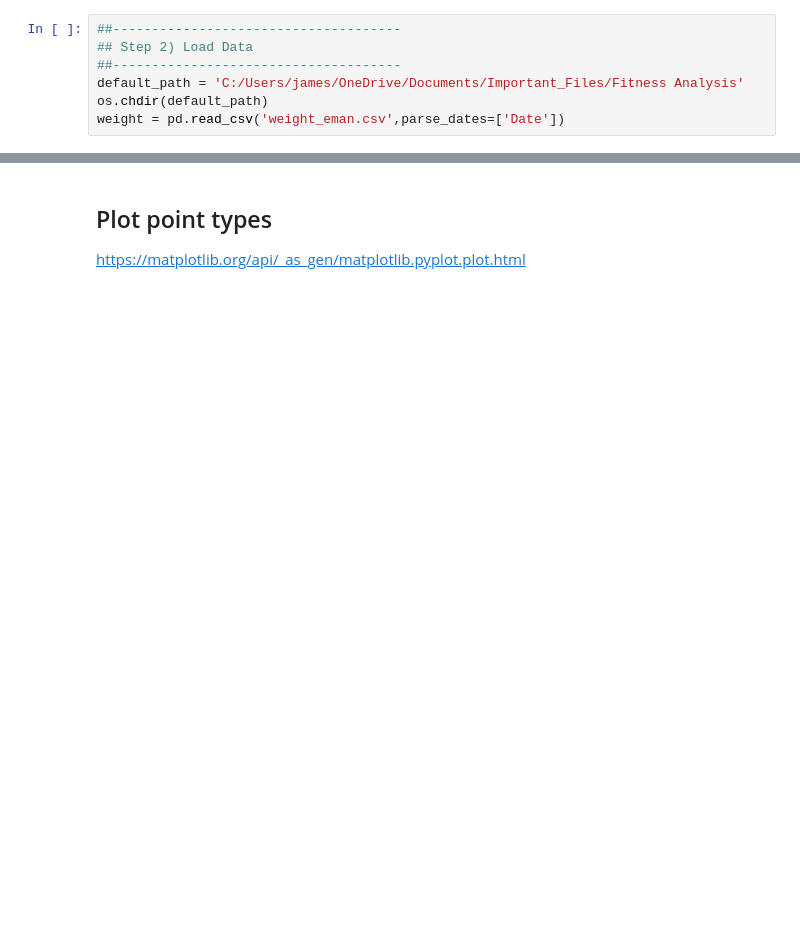
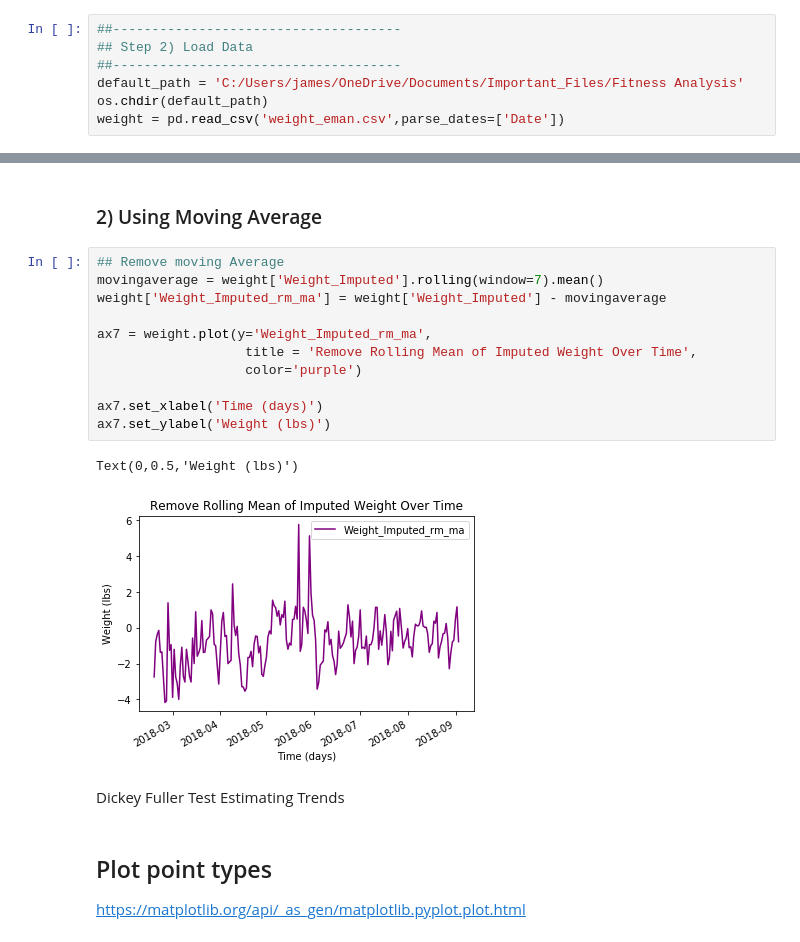
Before and after one commit to jamesijw23/JupyterNotebookworkflow, a Jupyter notebook: Week 3 Blog_Notes.ipynb, the cells around one changed output, grey strips where cells are left out. Drawn from its saved outputs; the diff is of its cells as text; blank space fills up the shorter version.

```diff
--- a/Week 3 Blog_Notes.ipynb
+++ b/Week 3 Blog_Notes.ipynb
@@ -146,3 +221,22 @@ savefig('imputed_weight_rm_rs_im.png')
+# %% [markdown]
+### 2) Using Moving Average
+# %%
+## Remove moving Average
+movingaverage = weight['Weight_Imputed'].rolling(window=7).mean()
+weight['Weight_Imputed_rm_ma'] = weight['Weight_Imputed'] - movingaverage
+
+ax7 = weight.plot(y='Weight_Imputed_rm_ma',
+                   title = 'Remove Rolling Mean of Imputed Weight Over Time',
+                   color='purple')
+
+ax7.set_xlabel('Time (days)')
+ax7.set_ylabel('Weight (lbs)')
+# %% [output]
+Text(0,0.5,'Weight (lbs)')
+[figure, added]
+# %% [markdown]
+Dickey Fuller Test
+Estimating Trends
 # %% [markdown]
 ## Plot point types
 https://matplotlib.org/api/_as_gen/matplotlib.pyplot.plot.html
```
Also changed, not shown: parts of 11 cells of this notebook.
